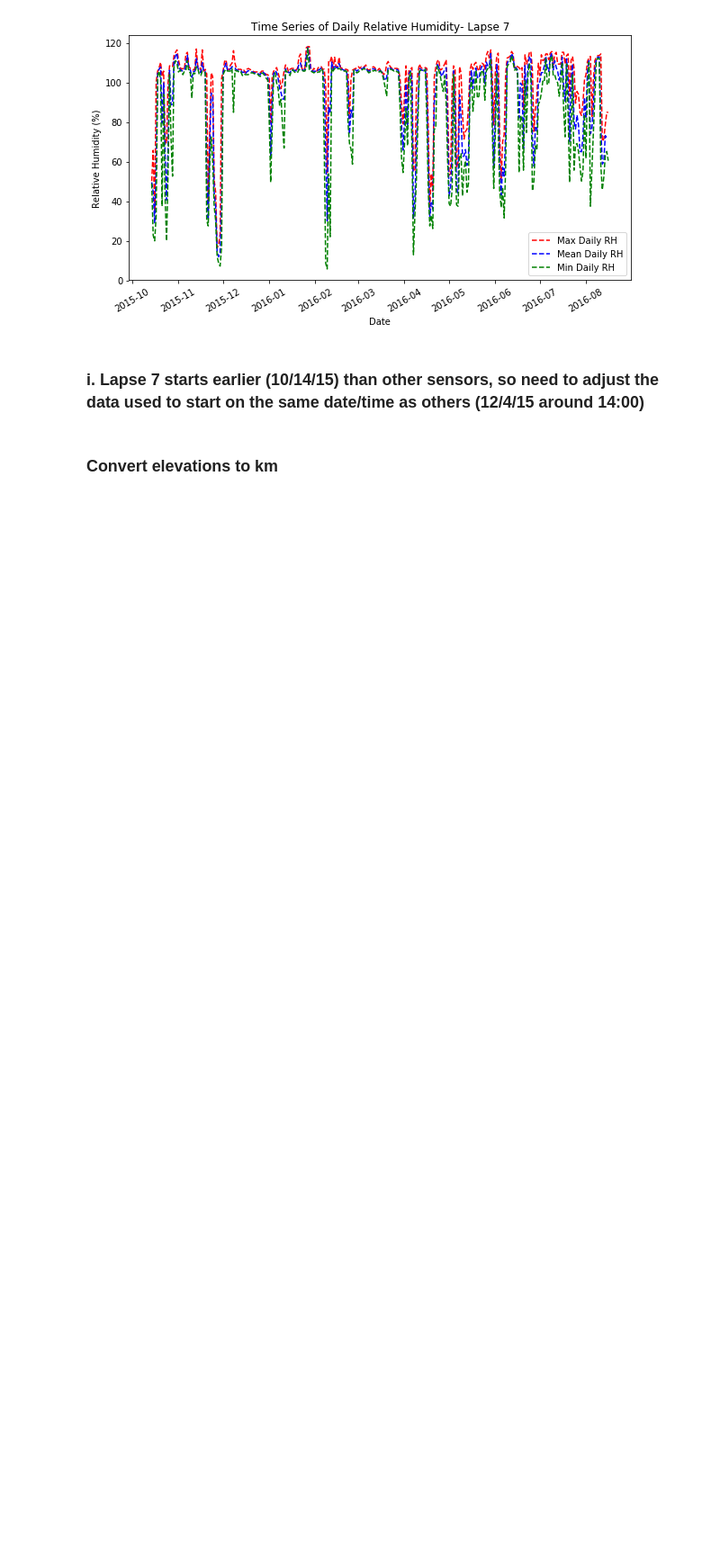
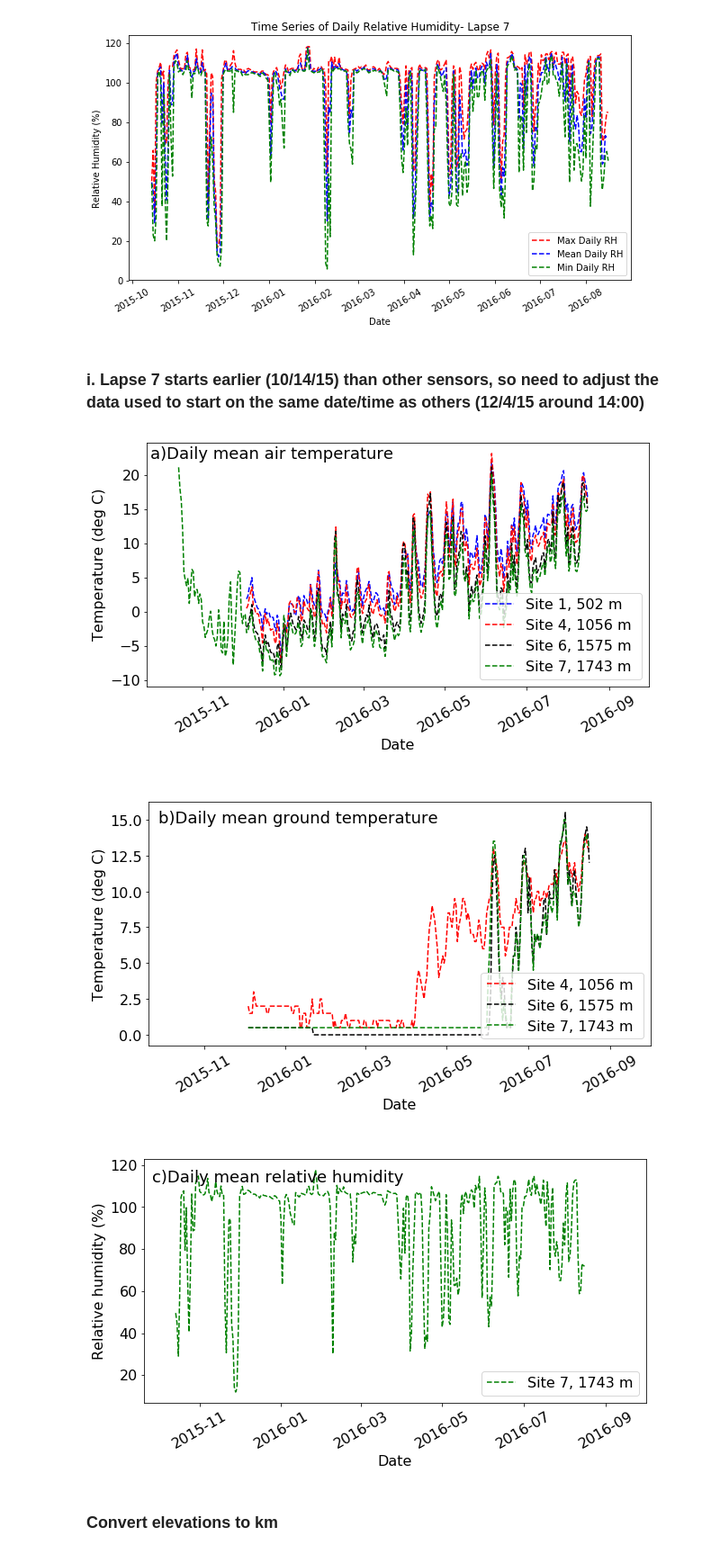
Before and after one commit to nooksack-indian-tribe/CurvyLapseRate, a Jupyter notebook: Nooksack_Watershed_Lapse_Rates_2016.ipynb, the cells around one changed output. Shown at 90% size. Saved outputs shown, nothing was run; the diff lists cells and outputs as text; code cells hidden in the pictures; blank space fills up the shorter version.

```diff
--- a/Nookasck_Watershed_Lapse_Rates_2016.ipynb
+++ b/Nooksack_Watershed_Lapse_Rates_2016.ipynb
@@ -625,6 +632,70 @@ plt.legend(loc='best')
 [figure]
 # %% [markdown]
 ### i.  Lapse 7 starts earlier (10/14/15) than other sensors, so need to adjust the data used to start on the same date/time as others (12/4/15 around 14:00)
+# %%
+from pylab import figure, text, scatter, show
+import datetime
+
+fig4, ax4=plt.subplots(1,1, figsize=(10, 5))
+
+#plt.subplot(2, 3, i)
+
+plt.plot(grouped_dates_Lapse2, daily_Tmean_Lapse2,'b--',label='Site 1, 502 m')
+plt.plot(grouped_dates_Lapse4, daily_Tmean_Lapse4,'r--',label='Site 4, 1056 m ')
+#plt.plot(grouped_dates_Lapse5,daily_Tmean_Lapse5,'m--',label='Mean Daily T')
+plt.plot(grouped_dates_Lapse6, daily_Tmean_Lapse6,'k--',label='Site 6, 1575 m')
+plt.plot(grouped_dates_Lapse7, daily_Tmean_Lapse7,'g--',label='Site 7, 1743 m')
+
+ax4.set_xlim([datetime.date(2015, 9, 20), datetime.date(2016, 10, 1)])
+
+#plt.title('Time Series of Daily Air Temperatures- Lapse 2')
+plt.xlabel('Date')
+plt.xticks(rotation=30)
+plt.ylabel('Temperature (deg C)')
+plt.legend(loc='lower right')
+plt.ioff()
+
+text(0.25, 0.95,'a)Daily mean air temperature', ha='center', va='center', transform=ax4.transAxes, fontsize=18)
+
+fig5, ax5=plt.subplots(1,1, figsize=(10, 5))
+#plt.plot(grouped_dates_Lapse2,daily_Tmean_Lapse2,'b--',label='Site 1, 502 m')
+plt.plot(grouped_dates_Lapse4_ground,daily_Tmax_Lapse4_ground,'r--',label='Site 4, 1056 m ')
+#plt.plot(grouped_dates_Lapse5,daily_Tmean_Lapse5,'m--',label='Mean Daily T')
+plt.plot(grouped_dates_Lapse6_ground,daily_Tmax_Lapse6_ground,'k--',label='Site 6, 1575 m')
+plt.plot(grouped_dates_Lapse7_ground,daily_Tmax_Lapse7_ground,'g--',label='Site 7, 1743 m')
+
+ax5.set_xlim([datetime.date(2015, 9, 20), datetime.date(2016, 10, 1)])
+
+
+#plt.title('Time Series of Daily Air Temperatures- Lapse 2')
+plt.xlabel('Date')
+plt.xticks(rotation=30)
+plt.ylabel('Temperature (deg C)')
+plt.legend(loc='lower right')
+plt.ioff()
+
+text(0.26, 1.06,'b)Daily mean ground temperature', ha='center', va='center', transform=ax4.transAxes, fontsize=18)
+
+fig6, ax6=plt.subplots(1,1, figsize=(10, 5))
+
+plt.plot(grouped_dates_Lapse7_RH,daily_Tmean_Lapse7_RH,'g--',label='Site 7, 1743 m')
+
+#plt.title('Time Series of Daily Air Temperatures- Lapse 2')
+plt.xlabel('Date')
+plt.xticks(rotation=30)
+plt.ylabel('Relative humidity (%)')
+plt.legend(loc='lower right')
+plt.ioff()
+
+ax6.set_xlim([datetime.date(2015, 9, 20), datetime.date(2016, 10, 1)])
+
+
+text(0.22, 1.05,'c)Daily mean relative humidity', ha='center', va='center', transform=ax4.transAxes, fontsize=18)
+plt.rcParams.update({'font.size': 16})
+# %% [output]
+[figure, added]
+[figure, added]
+[figure, added]
 # %%
 #Save the daily data
 
```
Also changed, not shown: parts of 20 cells of this notebook, 4 other files.
